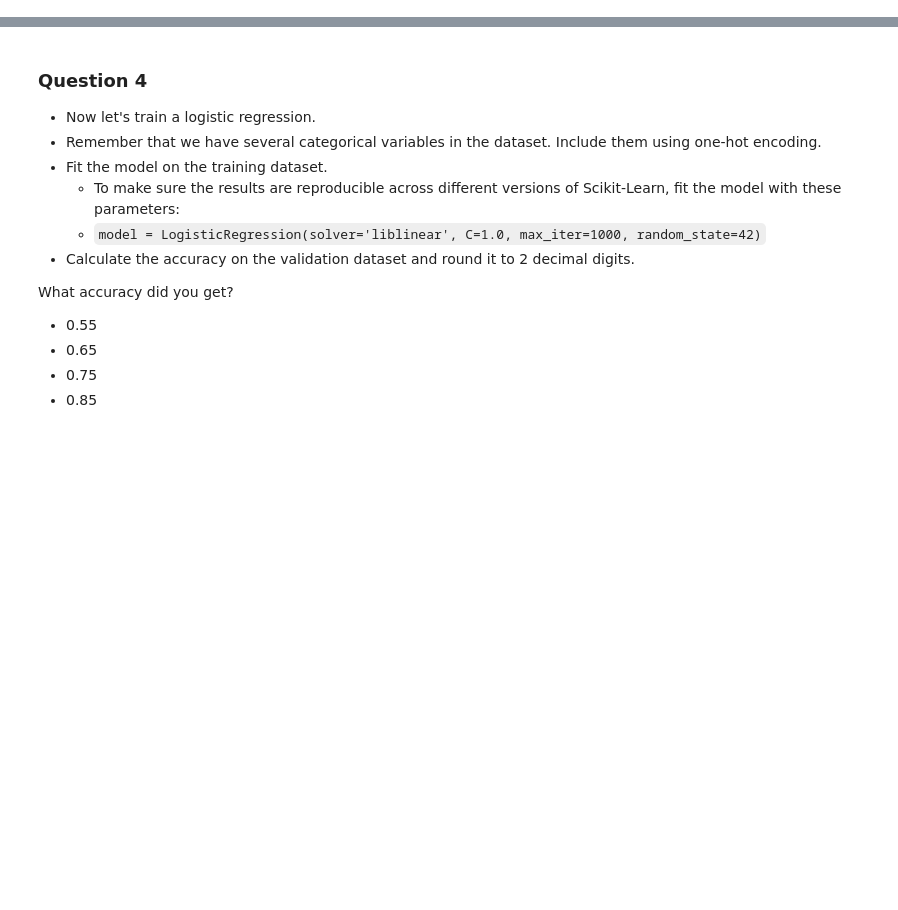
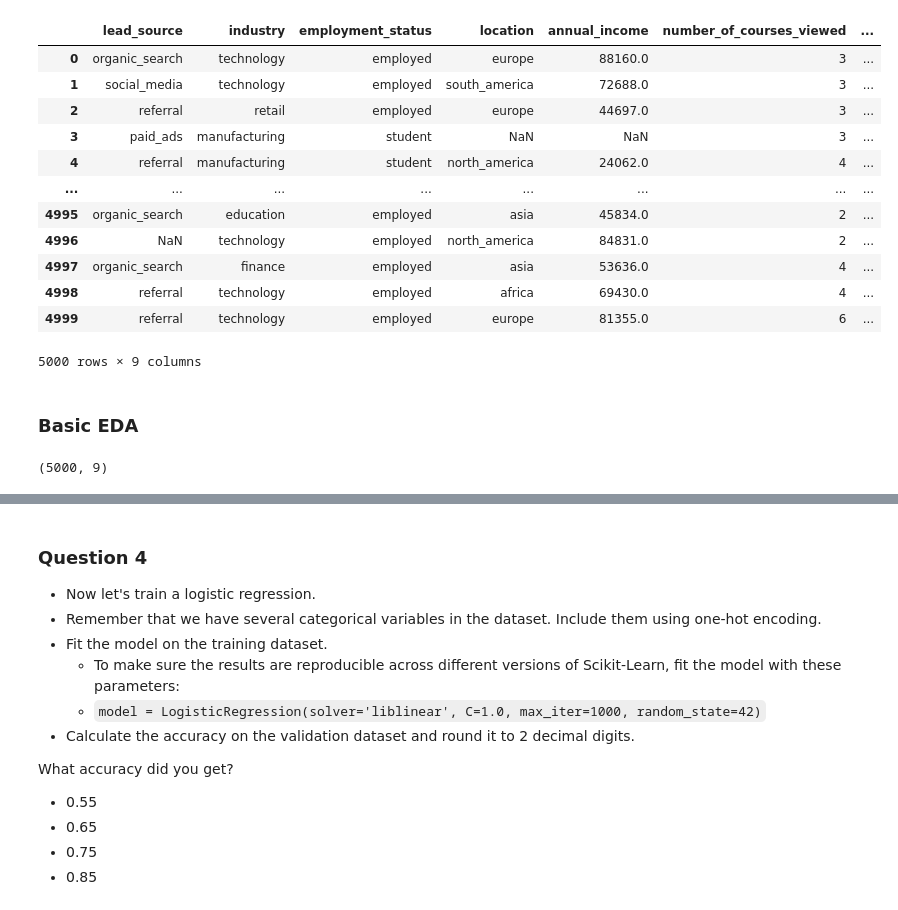
Before and after one commit to JAlblas/ml-zoomcamp, a Jupyter notebook: 03-classification/Homework #3.ipynb, the cells around one changed output, grey strips where cells are left out. Saved outputs shown, nothing was run; the diff lists cells and outputs as text; code cells hidden in the pictures; blank space fills up the shorter version.

```diff
--- a/03-classification/Homework #3.ipynb
+++ b/03-classification/Homework #3.ipynb
@@ -73,0 +36,24 @@ Which of these variables has the biggest mutual information score?
+# %%
+df = pd.read_csv('./course_lead_scoring_2026.csv')
+# %%
+df
+# %% [output]
+|  | lead_source | industry | employment_status | location | annual_income | number_of_courses_viewed | ... |
+| 0 | organic_search | technology | employed | europe | 88160.0 | 3 | ... |
+| 1 | social_media | technology | employed | south_america | 72688.0 | 3 | ... |
+| 2 | referral | retail | employed | europe | 44697.0 | 3 | ... |
+| 3 | paid_ads | manufacturing | student | NaN | NaN | 3 | ... |
+| 4 | referral | manufacturing | student | north_america | 24062.0 | 4 | ... |
+| ... | ... | ... | ... | ... | ... | ... | ... |
+| 4995 | organic_search | education | employed | asia | 45834.0 | 2 | ... |
+| 4996 | NaN | technology | employed | north_america | 84831.0 | 2 | ... |
+| 4997 | organic_search | finance | employed | asia | 53636.0 | 4 | ... |
+| 4998 | referral | technology | employed | africa | 69430.0 | 4 | ... |
+| 4999 | referral | technology | employed | europe | 81355.0 | 6 | ... |
+5000 rows × 9 columns
+# %% [markdown]
+### Basic EDA
+# %%
+df.shape
+# %% [output]
+(5000, 9)
```
Also changed, not shown: parts of 52 cells of this notebook, 2 other files.
